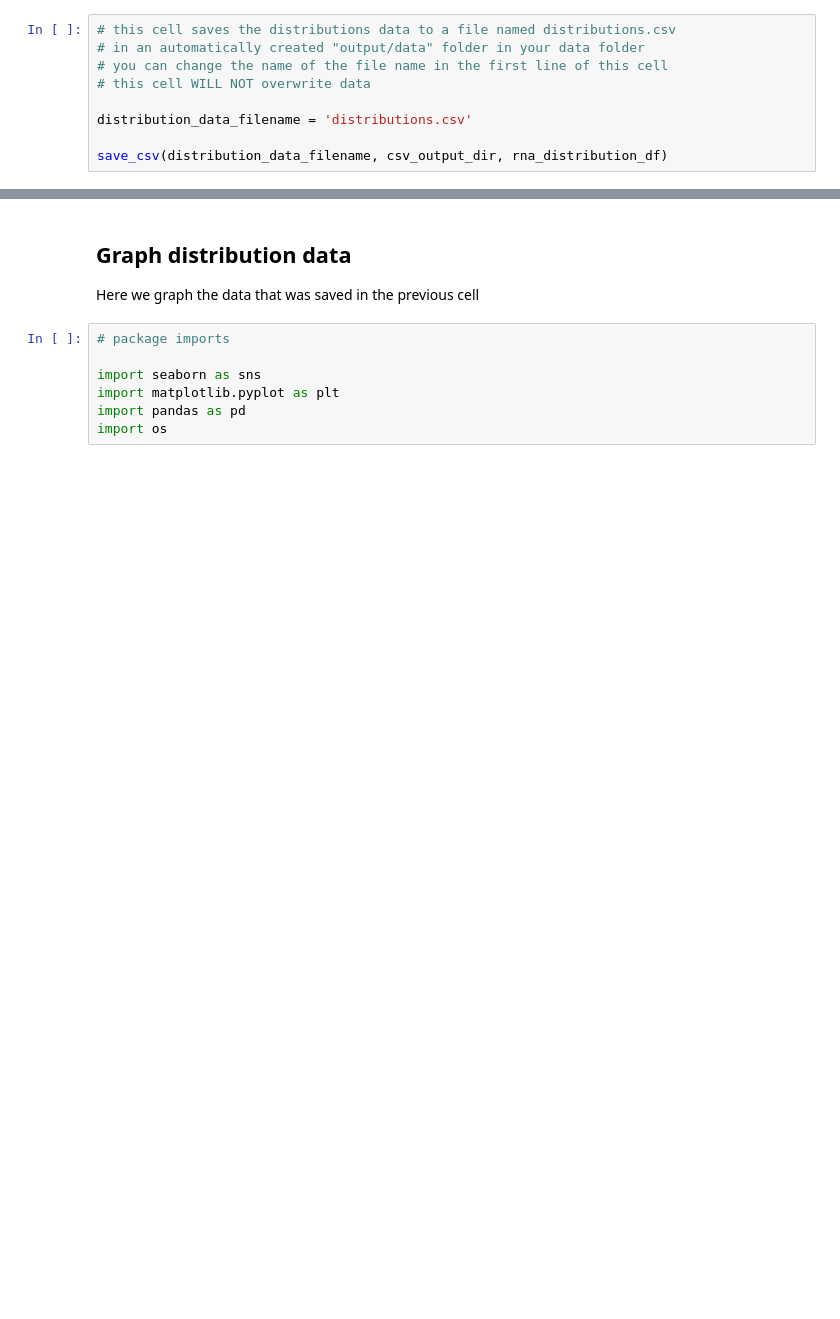
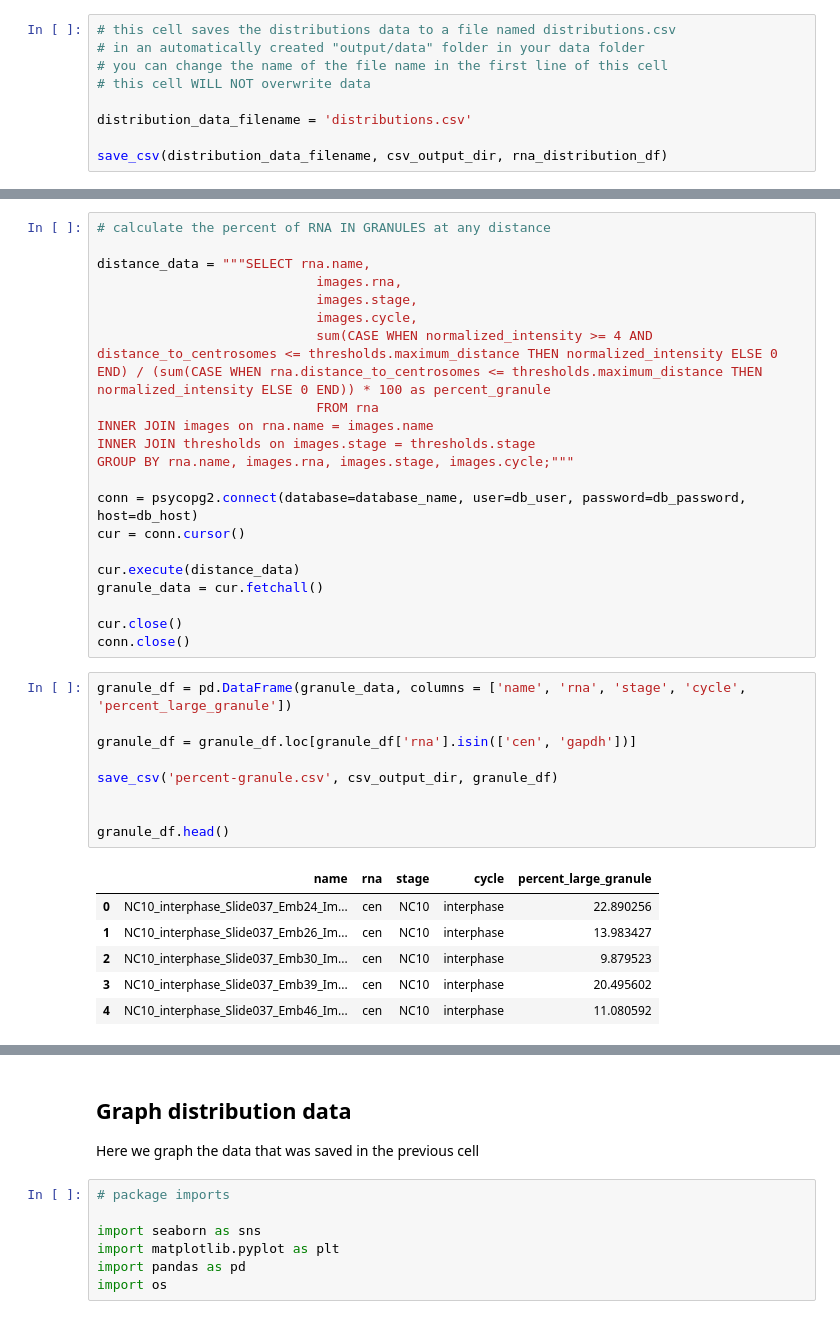
Before and after one commit to pearlryder/rna-at-centrosomes, a Jupyter notebook: pipeline/resubmission-embryo-pipeline.ipynb, the cells around one changed output, grey strips where cells are left out. Cells and saved outputs as stored; diff of their text form; blank space fills up the shorter version.

```diff
--- a/pipeline/resubmission-embryo-pipeline.ipynb
+++ b/pipeline/resubmission-embryo-pipeline.ipynb
@@ -702,0 +876,37 @@ for stage in stages:
+# %%
+# calculate the percent of RNA IN GRANULES at any distance
+
+distance_data = """SELECT rna.name,
+                            images.rna,
+                            images.stage,
+                            images.cycle,
+                            sum(CASE WHEN normalized_intensity >= 4 AND distance_to_centrosomes <= thresholds.maximum_distance THEN normalized_intensity ELSE 0 END) / (sum(CASE WHEN rna.distance_to_centrosomes <= thresholds.maximum_distance THEN normalized_intensity ELSE 0 END)) * 100 as percent_granule
+                            FROM rna
+INNER JOIN images on rna.name = images.name
+INNER JOIN thresholds on images.stage = thresholds.stage
+GROUP BY rna.name, images.rna, images.stage, images.cycle;"""
+
+conn = psycopg2.connect(database=database_name, user=db_user, password=db_password, host=db_host)
+cur = conn.cursor()
+
+cur.execute(distance_data)
+granule_data = cur.fetchall()
+
+cur.close()
+conn.close()
+# %%
+granule_df = pd.DataFrame(granule_data, columns = ['name', 'rna', 'stage', 'cycle', 'percent_large_granule'])
+
+granule_df = granule_df.loc[granule_df['rna'].isin(['cen', 'gapdh'])]
+
+save_csv('percent-granule.csv', csv_output_dir, granule_df)
+
+
+granule_df.head()
+# %% [output]
+|  | name | rna | stage | cycle | percent_large_granule |
+| 0 | NC10_interphase_Slide037_Emb24_Im... | cen | NC10 | interphase | 22.890256 |
+| 1 | NC10_interphase_Slide037_Emb26_Im... | cen | NC10 | interphase | 13.983427 |
+| 2 | NC10_interphase_Slide037_Emb30_Im... | cen | NC10 | interphase | 9.879523 |
+| 3 | NC10_interphase_Slide037_Emb39_Im... | cen | NC10 | interphase | 20.495602 |
+| 4 | NC10_interphase_Slide037_Emb46_Im... | cen | NC10 | interphase | 11.080592 |
```
Also changed, not shown: parts of 73 cells of this notebook, 1 other file.
